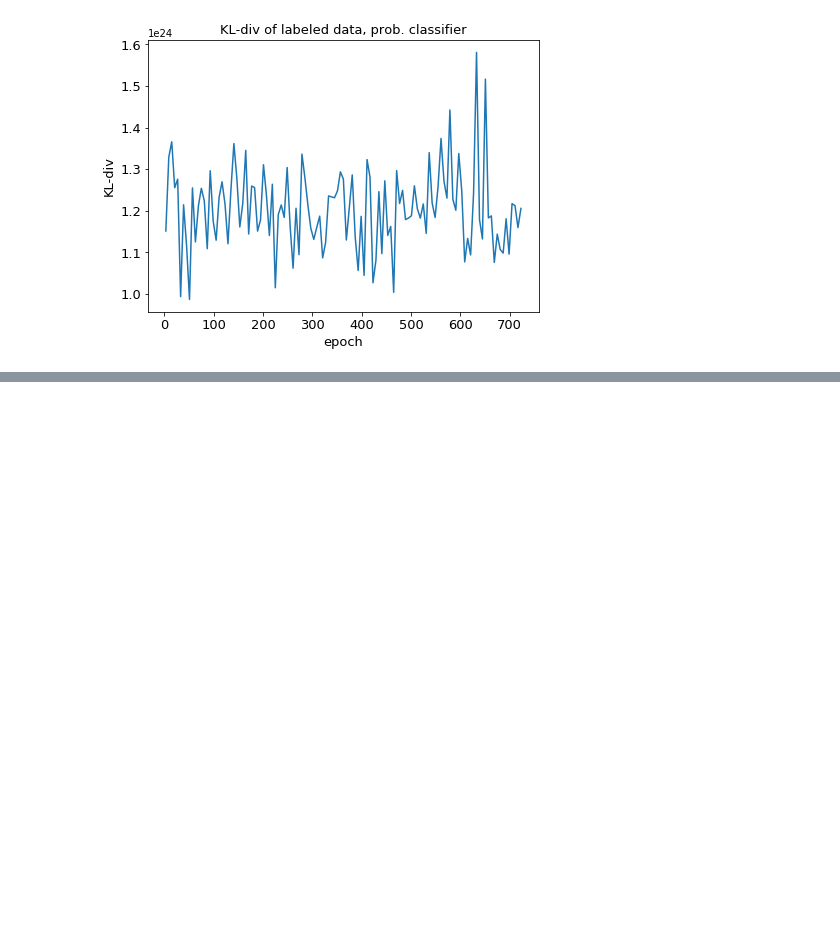
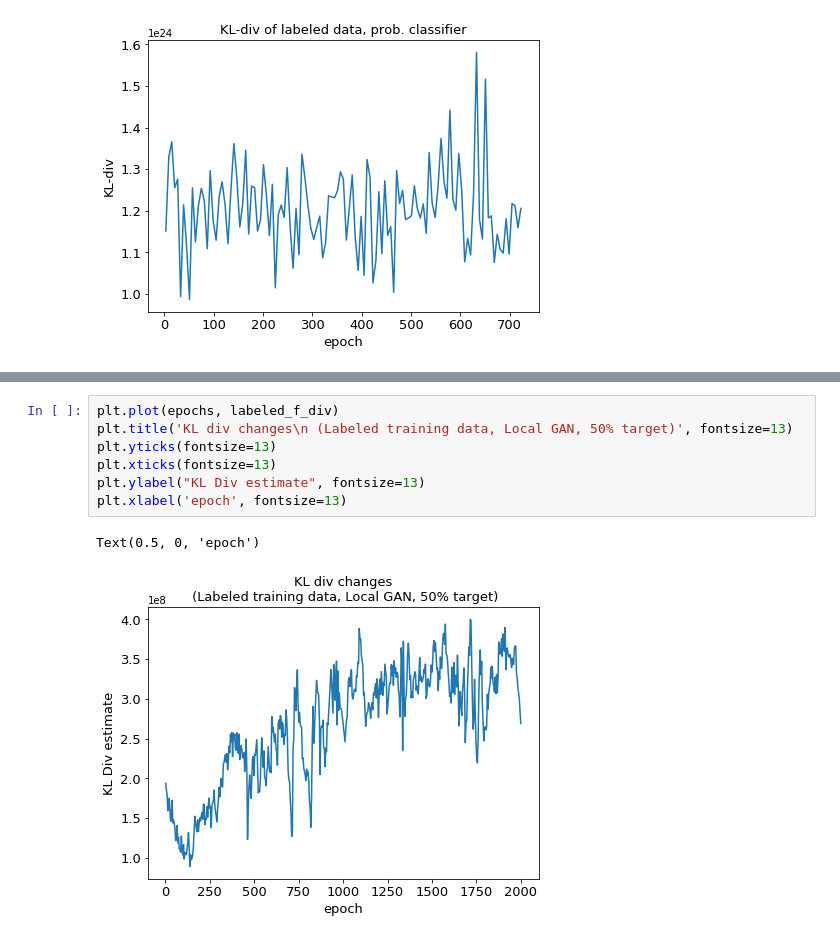
Before and after one commit to stevenliu000/time-series-domain-adaptation, a Jupyter notebook: f_div/visualization.ipynb, the cells around one changed output, grey strips where cells are left out. Saved outputs shown, nothing was run; the diff lists cells and outputs as text; blank space fills up the shorter version.

```diff
--- a/f_div/visualization.ipynb
+++ b/f_div/visualization.ipynb
@@ -92,0 +125,10 @@ Text(0.5, 0, 'epoch')
+# %%
+plt.plot(epochs, labeled_f_div)
+plt.title('KL div changes\n (Labeled training data, Local GAN, 50% target)', fontsize=13)
+plt.yticks(fontsize=13)
+plt.xticks(fontsize=13)
+plt.ylabel("KL Div estimate", fontsize=13)
+plt.xlabel('epoch', fontsize=13)
+# %% [output]
+Text(0.5, 0, 'epoch')
+[figure, added]
```
Also changed, not shown: parts of 4 cells of this notebook, 4 other files.
